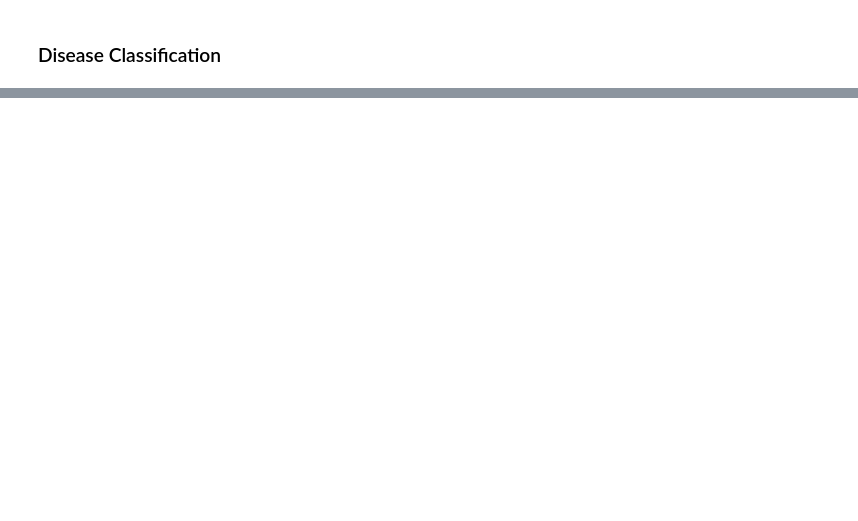
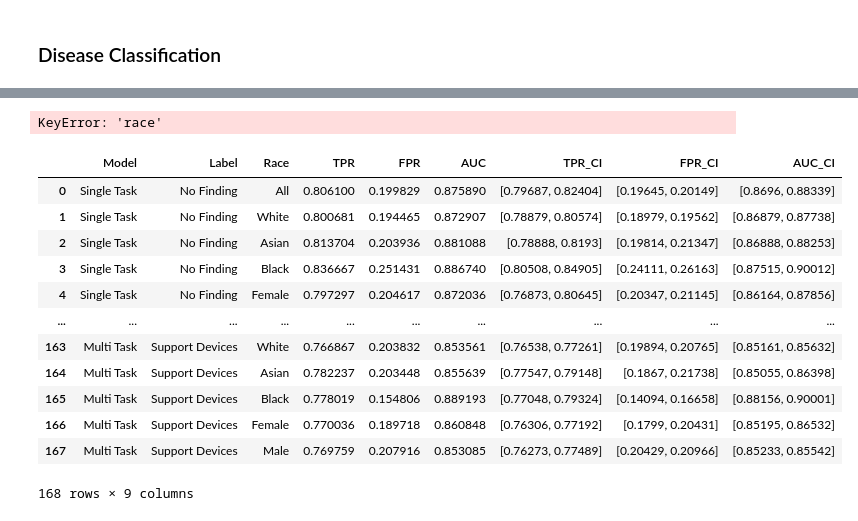
Before and after one commit to aashnapshah/xray-dl, a Jupyter notebook: chexpert-multitask/chexpert.multitask.evaluate.ipynb, the cells around one changed output, grey strips where cells are left out. Cells and saved outputs as stored; diff of their text form; code cells hidden in the pictures; blank space fills up the shorter version.

```diff
--- a/chexpert-multitask/chexpert.multitask.evaluate.ipynb
+++ b/chexpert-multitask/chexpert.multitask.evaluate.ipynb
@@ -266,0 +294,80 @@ Male    TPR 0.77 | FPR 0.21 | AUC 0.85
+# %%
+# Create an empty DataFrame to store the results
+df_metrics_singletask = pd.DataFrame(columns=['Model', 'Label', 'Race', 'TPR', 'FPR', 'AUC', 'TPR_CI', 'FPR_CI', 'AUC_CI'])
+
+for label, label_name in enumerate(labels):
+    cnn_single_pred_disease['race'] = df['race']
+    cnn_single_pred_disease['sex'] = df['sex']
+    cnn_single_pred_disease['age'] = df['age']
+    cnn_single_pred_disease[label_name] = df[label_name]
+
+    # subgroups
+    cnn_pred_m = cnn_single_pred_disease[cnn_pred_disease['sex'] == 'Male'].copy()
+    cnn_pred_f = cnn_single_pred_disease[cnn_pred_disease['sex'] == 'Female'].copy()
+    cnn_pred_w = cnn_single_pred_disease[cnn_pred_disease['race'] == white].copy()
+    cnn_pred_a = cnn_single_pred_disease[cnn_pred_disease['race'] == asian].copy()
+    cnn_pred_b = cnn_single_pred_disease[cnn_pred_disease['race'] == black].copy()
+
+    preds = cnn_single_pred_disease['class_' + str(label)]
+    targets = np.array(cnn_single_pred_disease['target_' + str(label)])
+
+    preds_m = cnn_pred_m['class_' + str(label)]
+    targets_m = np.array(cnn_pred_m['target_' + str(label)])
+
+    preds_f = cnn_pred_f['class_' + str(label)]
+    targets_f = np.array(cnn_pred_f['target_' + str(label)])
+
+    preds_w = cnn_pred_w['class_' + str(label)]
+    targets_w = np.array(cnn_pred_w['target_' + str(label)])
+
+    preds_a = cnn_pred_a['class_' + str(label)]
+    targets_a = np.array(cnn_pred_a['target_' + str(label)])
+
+    preds_b = cnn_pred_b['class_' + str(label)]
+    targets_b = np.array(cnn_pred_b['target_' + str(label)])
+
+    # Calculate confidence intervals using permutation tests
+    roc_auc, roc_auc_ci, tpr, tpr_score, tpr_ci, fpr, fpr_score, fpr_ci, op = permutation_test(targets, preds, threshold='Global')
+    #print('All \t Threshold %0.4f' % op)
+
+    roc_auc_w, roc_auc_ci_w, tpr_w, tpr_score_w, tpr_ci_w, fpr_w, fpr_score_w, fpr_ci_w, op = permutation_test(targets_w, preds_w, threshold=op)
+    roc_auc_a, roc_auc_ci_a, tpr_a, tpr_score_a, tpr_ci_a, fpr_a, fpr_score_a, fpr_ci_a, op = permutation_test(targets_a, preds_a, threshold=op)
+    roc_auc_b, roc_auc_ci_b, tpr_b, tpr_score_b, tpr_ci_b, fpr_b, fpr_score_b, fpr_ci_b, op = permutation_test(targets_b, preds_b, threshold=op)
+    roc_auc_m, roc_auc_ci_m, tpr_m, tpr_score_m, tpr_ci_m, fpr_m, fpr_score_m, fpr_ci_m, op = permutation_test(targets_m, preds_m, threshold=op)
+    roc_auc_f, roc_auc_ci_f, tpr_f, tpr_score_f, tpr_ci_f, fpr_f, fpr_score_f, fpr_ci_f, op = permutation_test(targets_f, preds_f, threshold=op)
+
+    # Append metrics and confidence intervals to the DataFrame
+    metrics_to_append = [
+        {'Model': 'Single Task', 'Label': labels[label], 'Race': 'All', 'TPR': tpr_score, 'FPR': fpr_score, 'AUC': roc_auc,
+         'TPR_CI': tpr_ci, 'FPR_CI': fpr_ci, 'AUC_CI': roc_auc_ci},
+        {'Model': 'Single Task', 'Label': labels[label], 'Race': 'White', 'TPR': tpr_score_w, 'FPR': fpr_score_w, 'AUC': roc_auc_w,
+            'TPR_CI': tpr_ci_w, 'FPR_CI': fpr_ci_w, 'AUC_CI': roc_auc_ci_w},
+        {'Model': 'Single Task', 'Label': labels[label], 'Race': 'Asian', 'TPR': tpr_score_a, 'FPR': fpr_score_a, 'AUC': roc_auc_a,
+            'TPR_CI': tpr_ci_a, 'FPR_CI': fpr_ci_a, 'AUC_CI': roc_auc_ci_a},
+        {'Model': 'Single Task', 'Label': labels[label], 'Race': 'Black', 'TPR': tpr_score_b, 'FPR': fpr_score_b, 'AUC': roc_auc_b,
+            'TPR_CI': tpr_ci_b, 'FPR_CI': fpr_ci_b, 'AUC_CI': roc_auc_ci_b},
+        {'Model': 'Single Task', 'Label': labels[label], 'Race': 'Female', 'TPR': tpr_score_f, 'FPR': fpr_score_f, 'AUC': roc_auc_f,
+            'TPR_CI': tpr_ci_f, 'FPR_CI': fpr_ci_f, 'AUC_CI': roc_auc_ci_f},
+        {'Model': 'Single Task', 'Label': labels[label], 'Race': 'Male', 'TPR': tpr_score_m, 'FPR': fpr_score_m, 'AUC': roc_auc_m,
+            'TPR_CI': tpr_ci_m, 'FPR_CI': fpr_ci_m, 'AUC_CI': roc_auc_ci_m} ]
+
+    df_metrics_singletask = pd.concat([df_metrics_singletask, pd.DataFrame(metrics_to_append)], ignore_index=True)
+# %% [output]
+KeyError: 'race'
+# %%
+df_metrics = pd.concat([df_metrics_singletask, df_metrics_multitask], ignore_index=True)
+df_metrics.to_csv('predictions/df_metrics.csv', index=False)
+# %% [output]
+|  | Model | Label | Race | TPR | FPR | AUC | TPR_CI | FPR_CI | AUC_CI |
+| 0 | Single Task | No Finding | All | 0.806100 | 0.199829 | 0.875890 | [0.79687, 0.82404] | [0.19645, 0.20149] | [0.8696, 0.88339] |
+| 1 | Single Task | No Finding | White | 0.800681 | 0.194465 | 0.872907 | [0.78879, 0.80574] | [0.18979, 0.19562] | [0.86879, 0.87738] |
+| 2 | Single Task | No Finding | Asian | 0.813704 | 0.203936 | 0.881088 | [0.78888, 0.8193] | [0.19814, 0.21347] | [0.86888, 0.88253] |
+| 3 | Single Task | No Finding | Black | 0.836667 | 0.251431 | 0.886740 | [0.80508, 0.84905] | [0.24111, 0.26163] | [0.87515, 0.90012] |
+| 4 | Single Task | No Finding | Female | 0.797297 | 0.204617 | 0.872036 | [0.76873, 0.80645] | [0.20347, 0.21145] | [0.86164, 0.87856] |
+| ... | ... | ... | ... | ... | ... | ... | ... | ... | ... |
+| 163 | Multi Task | Support Devices | White | 0.766867 | 0.203832 | 0.853561 | [0.76538, 0.77261] | [0.19894, 0.20765] | [0.85161, 0.85632] |
+| 164 | Multi Task | Support Devices | Asian | 0.782237 | 0.203448 | 0.855639 | [0.77547, 0.79148] | [0.1867, 0.21738] | [0.85055, 0.86398] |
+| 165 | Multi Task | Support Devices | Black | 0.778019 | 0.154806 | 0.889193 | [0.77048, 0.79324] | [0.14094, 0.16658] | [0.88156, 0.90001] |
+| 166 | Multi Task | Support Devices | Female | 0.770036 | 0.189718 | 0.860848 | [0.76306, 0.77192] | [0.1799, 0.20431] | [0.85195, 0.86532] |
+| 167 | Multi Task | Support Devices | Male | 0.769759 | 0.207916 | 0.853085 | [0.76273, 0.77489] | [0.20429, 0.20966] | [0.85233, 0.85542] |
+168 rows × 9 columns
```
Also changed, not shown: parts of 11 cells of this notebook.
